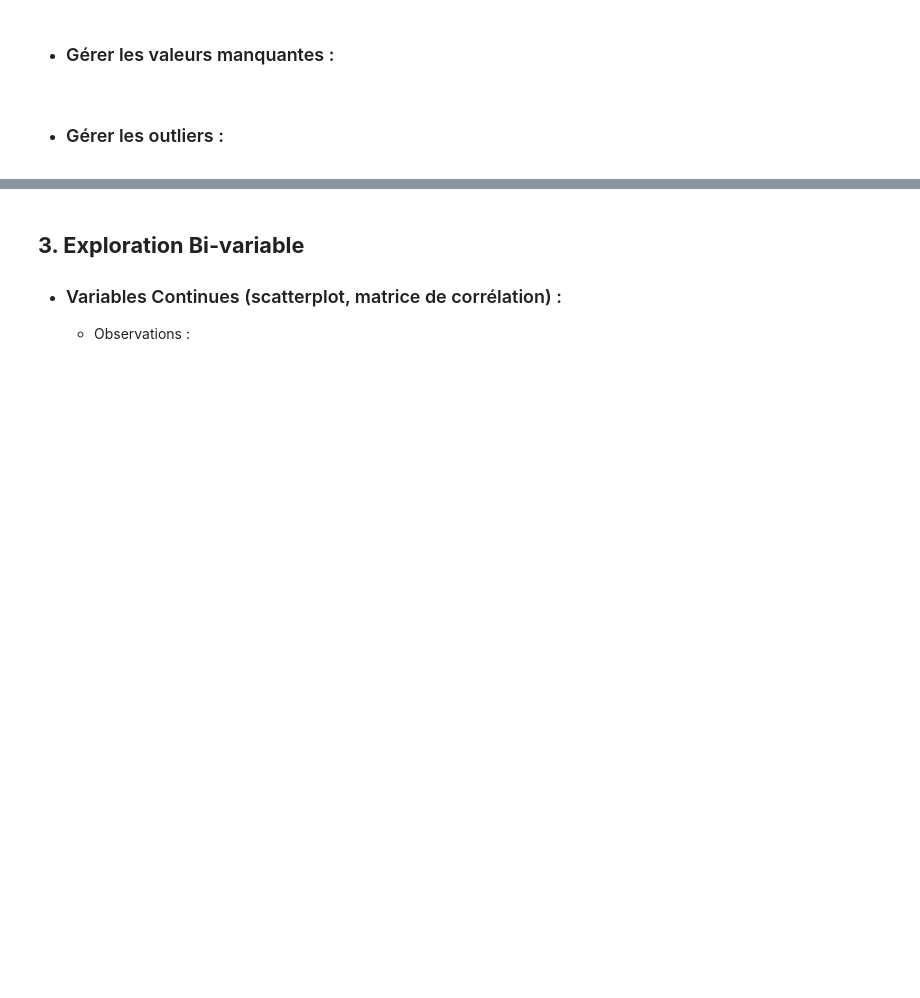
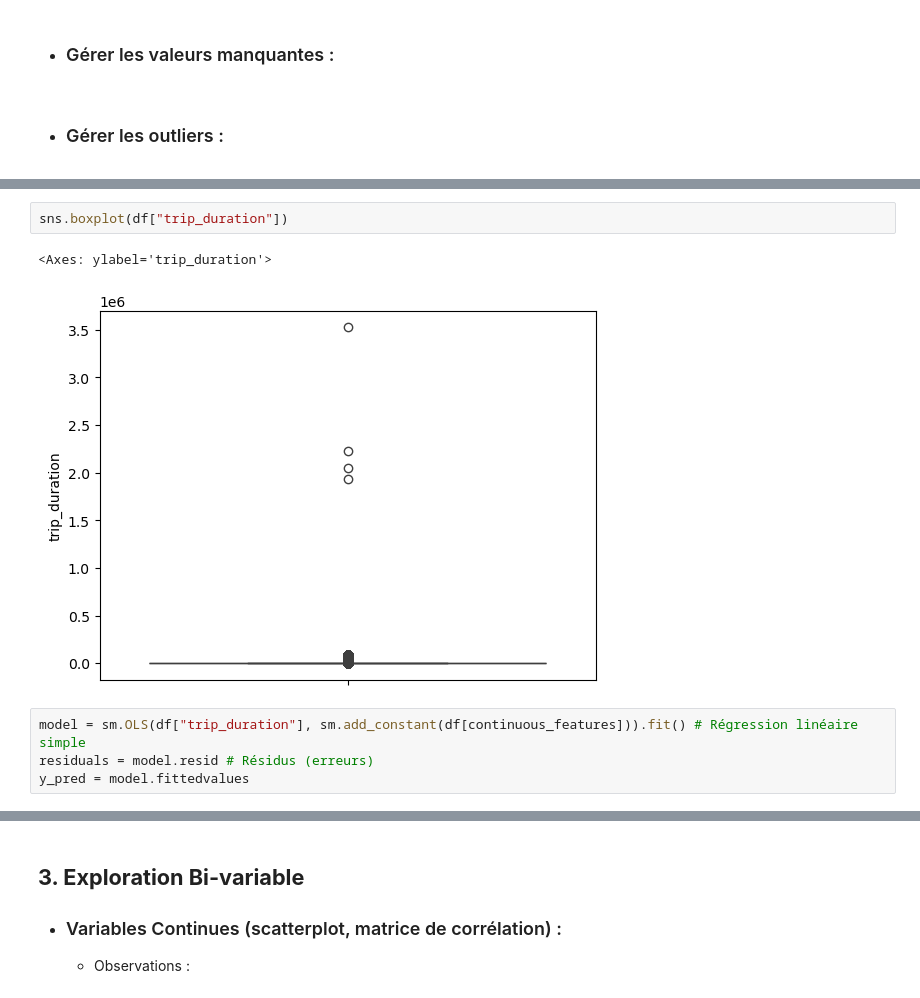
Before and after one commit to Chriishero/Programmation, a Jupyter notebook: Python/Intelligence Artificielle/Projet/New York City Taxi Trip Duration (Kaggle)/EDA.ipynb, the cells around one changed output, grey strips where cells are left out. Cells and saved outputs as stored; diff of their text form; blank space fills up the shorter version.

```diff
--- a/Python/Intelligence Artificielle/Projet/New York City Taxi Trip Duration (Kaggle)/EDA.ipynb
+++ b/Python/Intelligence Artificielle/Projet/New York City Taxi Trip Duration (Kaggle)/EDA.ipynb
@@ -230,0 +294,9 @@ Name: count, dtype: int64
+# %%
+sns.boxplot(df["trip_duration"])
+# %% [output]
+<Axes: ylabel='trip_duration'>
+[figure, added]
+# %%
+model = sm.OLS(df["trip_duration"], sm.add_constant(df[continuous_features])).fit() # Régression linéaire simple
+residuals = model.resid # Résidus (erreurs)
+y_pred = model.fittedvalues
```
Also changed, not shown: parts of 19 cells of this notebook, 1 other file.
